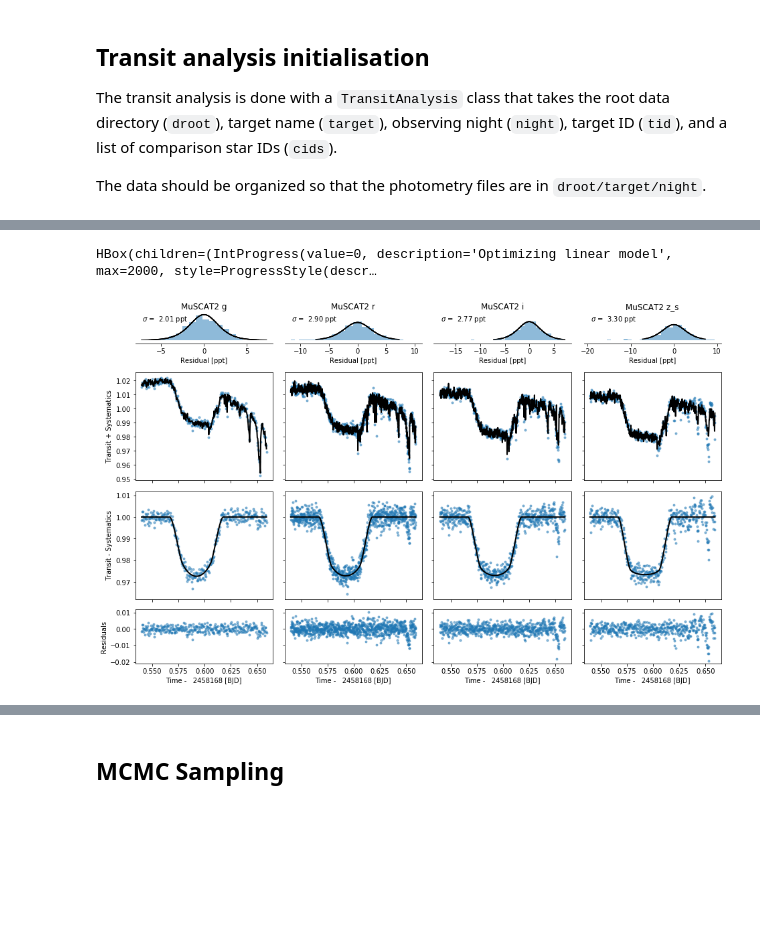
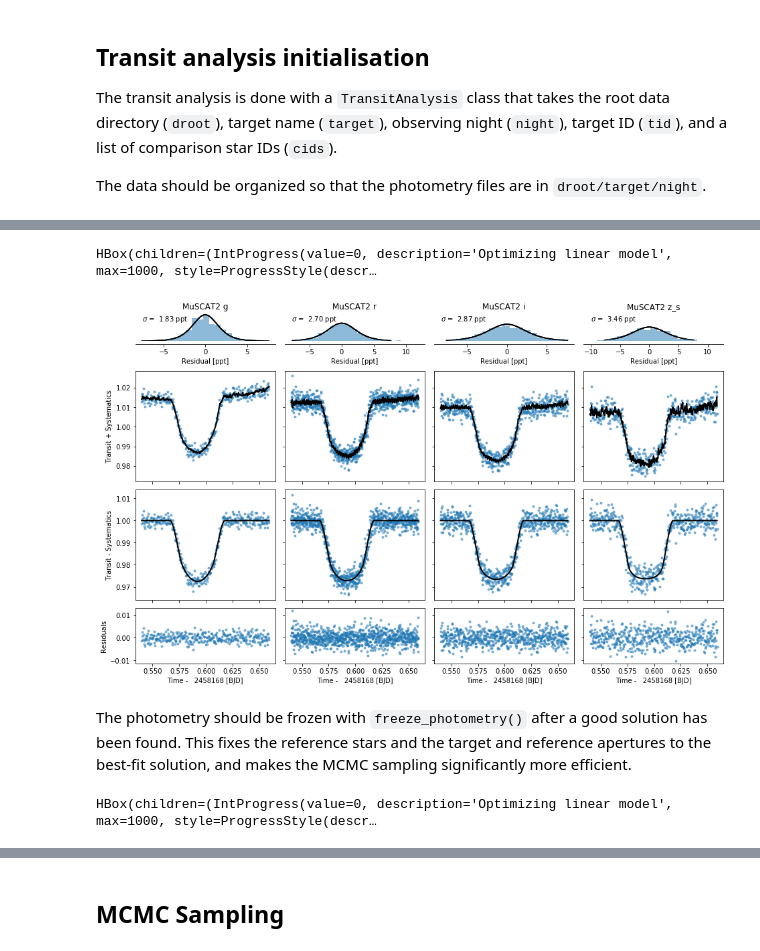
Before and after one commit to hpparvi/MuSCAT2_transit_pipeline, a Jupyter notebook: notebook/transit_analysis_template.ipynb, the cells around one changed output, grey strips where cells are left out. Cells and saved outputs as stored; diff of their text form; code cells hidden in the pictures; blank space fills up the shorter version.

```diff
--- a/notebook/transit_analysis_template.ipynb
+++ b/notebook/transit_analysis_template.ipynb
@@ -21,2 +17,2 @@ night = '180218'
 # %%
-ta = TransitAnalysis(droot, target, night, tid = 0, cids = [1,2,3])
+ta = TransitAnalysis('data', 'wasp-43b', '180218', tid = 0, cids = [1,2,3])
@@ -25,8 +23,10 @@ ta = TransitAnalysis(droot, target, night, tid = 0, cids = [1,2,3])
 # %%
-ta.optimize('linear', niter = 2000)
+ta.optimize(niter = 1000)
 # %% [output]
-HBox(children=(IntProgress(value=0, description='Optimizing linear model', max=2000, style=ProgressStyle(descr…
+HBox(children=(IntProgress(value=0, description='Optimizing linear model', max=1000, style=ProgressStyle(descr…
 # %%
-ta.plot_light_curve(method = 'de');
+ta.plot_light_curve();
 # %% [output]
-[figure, old version]
+[figure, new version]
+# %% [markdown]
+The photometry should be frozen with `freeze_photometry()` after a good solution has been found. This fixes the reference stars and the target and reference apertures to the best-fit solution, and makes the MCMC sampling significantly more efficient.
@@ -32,0 +35,4 @@ ta.plot_light_curve(method = 'de');
+# %%
+ta.optimize(niter = 1000)
+# %% [output]
+HBox(children=(IntProgress(value=0, description='Optimizing linear model', max=1000, style=ProgressStyle(descr…
```
Also changed, not shown: parts of 10 cells of this notebook, 6 other files.
